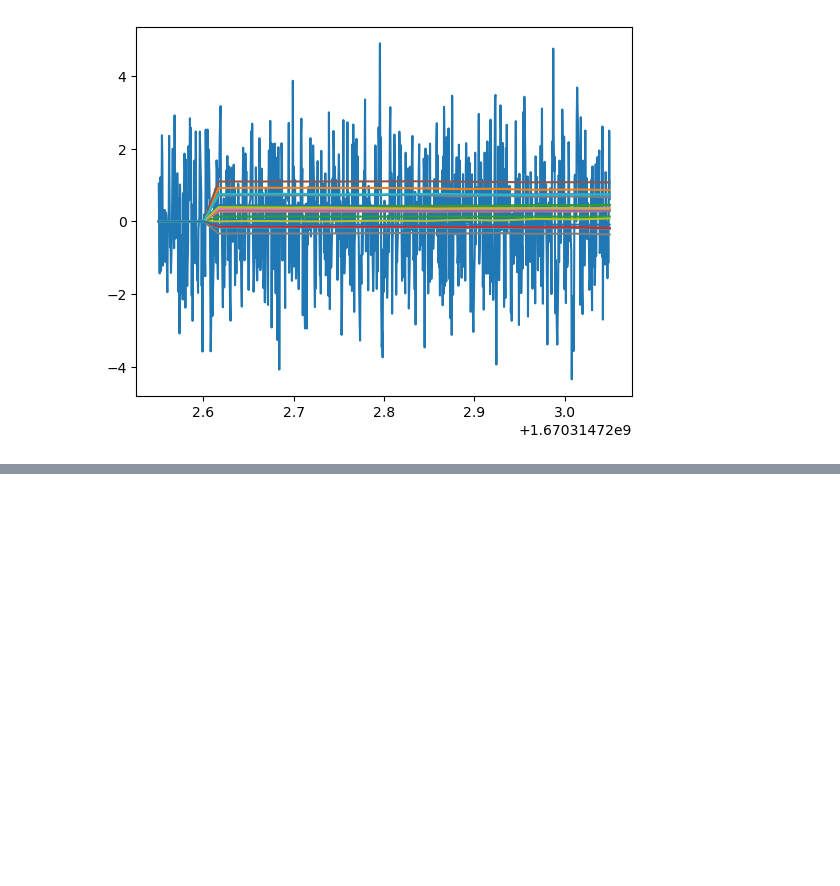
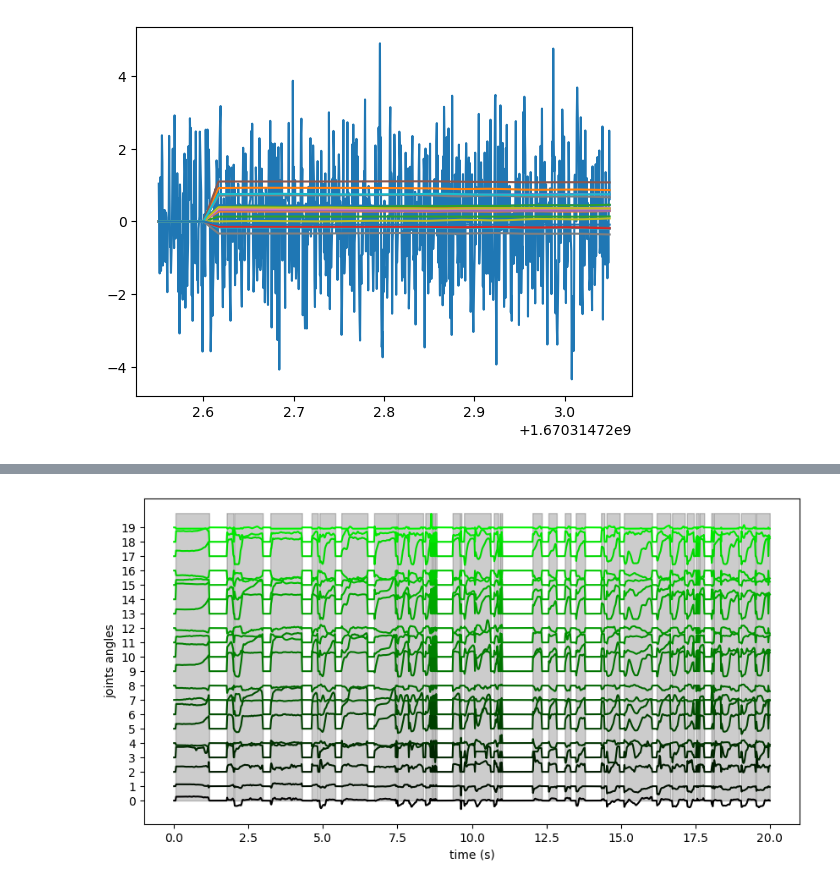
Before and after one commit to Erdos-Projects/fall-2025-gesture-recognition, a Jupyter notebook: notebooks/Getting started.ipynb, the cells around one changed output, grey strips where cells are left out. Saved outputs shown, nothing was run; the diff lists cells and outputs as text; code cells hidden in the pictures; blank space fills up the shorter version.

```diff
--- a/notebooks/Getting started.ipynb
+++ b/notebooks/Getting started.ipynb
@@ -24,14 +117,14 @@ Working on dataset:  2022-12-06-1670313600-e3096-cv-emg-pose-train@2-recording-1
 # %%
 timestmp = datah5.timeseries[datah5.TIMESTAMPS] # nsamples vector
 emgdata =  datah5.timeseries[datah5.EMG] # 2darray nsamples x nchannels?
-joingangle = datah5.timeseries[datah5.JOINT_ANGLES] # 2darray nsamples x njoints?
+jointangle = datah5.timeseries[datah5.JOINT_ANGLES] # 2darray nsamples x njoints?
 
 print('Timestamp shape:' ,timestmp.shape)
 print('EMG shape:' , emgdata.shape)
-print('Jointangle shape:', joingangle.shape)
+print('Jointangle shape:', jointangle.shape)
 
 plt.plot(timestmp[:1000], emgdata[:1000,0])
-plt.plot(timestmp[:1000], joingangle[:1000,:])
+plt.plot(timestmp[:1000], jointangle[:1000,:])
 plt.show()
 # %% [output]
 Timestamp shape: (473792,)
@@ -71,0 +191,37 @@ Recording freq 2000 Hz
+# %%
+# Find when the hand is moving
+# TAKEN FROM emg2pose utils
+def get_contiguous_ones(binary_vector: np.ndarray) -> list[tuple[int, int]]:
+    """Get a list of (start_idx, end_idx) for each contiguous block of True values."""
+    if (binary_vector == 0).all():
+        return []
+
+    ones = np.where(binary_vector)[0]
+    boundaries = np.where(np.diff(ones) != 1)[0]
+    return [
+        (ones[i], ones[j])
+        for i, j in zip(
+            np.insert(boundaries + 1, 0, 0), np.append(boundaries, len(ones) - 1)
+        )
+    ]
+
+def get_ik_failures_mask(joint_angles: np.ndarray) -> np.ndarray:
+    """Compute mask that is True where there are no ik failures."""
+    zeros = np.zeros_like(joint_angles)  # (..., joint)
+    is_zero = np.isclose(joint_angles, zeros)
+    return ~np.all(is_zero, axis=-1)
+
+angle_mask = get_ik_failures_mask(jointangle)
+
+change_in_angle = np.diff(jointangle, axis=0)
+
+fig = plt.figure(figsize=(10,5))
+for i in range(20):
+    plt.plot(time, jointangle[:N,i] + i, color=(0,i/20,0))
+plt.fill_between(time, angle_mask[:N]*20, np.zeros(N), color='k', alpha=0.2, zorder=0)
+plt.yticks(np.arange(20), np.arange(20))
+plt.ylabel('joints angles')
+plt.xlabel('time (s)')
+plt.show()
+# %% [output]
+[figure, added]
```
Also changed, not shown: parts of 11 cells of this notebook.
